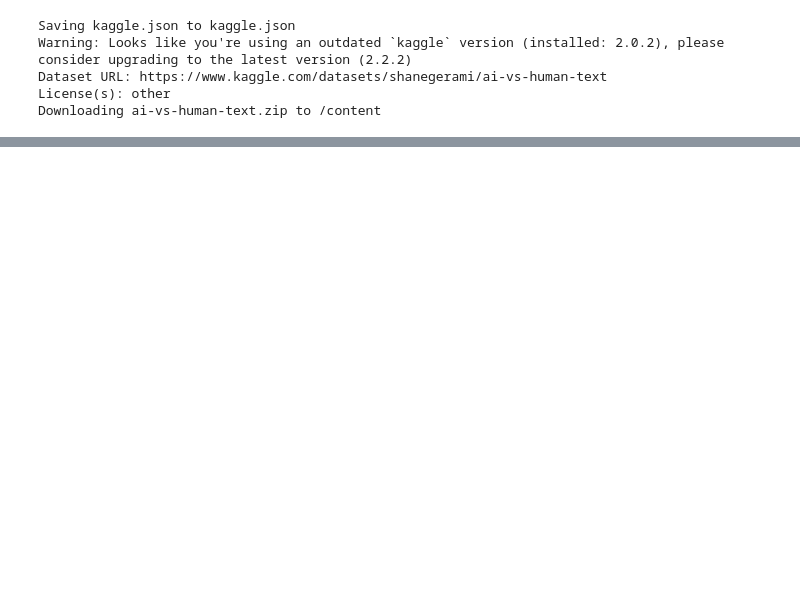
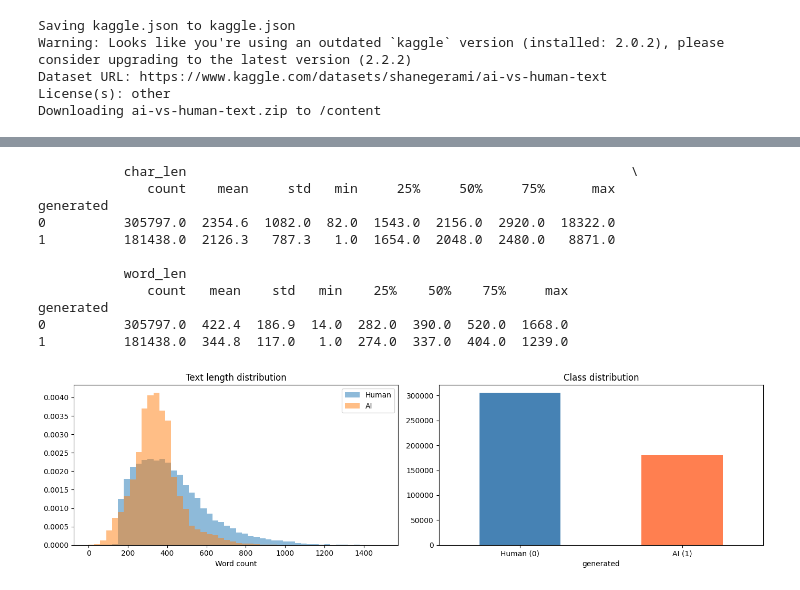
Before and after one commit to aditi2-bsa/SEA800-AI-Text-Detection, a Jupyter notebook: notebooks/01_eda.ipynb, the cells around one changed output, grey strips where cells are left out. Drawn from its saved outputs; the diff is of its cells as text; code cells hidden in the pictures; blank space fills up the shorter version.

Commit message:
Complete EDA: length analysis, quality filters, vocabulary comparision.

```diff
--- a/notebooks/01_eda.ipynb
+++ b/notebooks/01_eda.ipynb
@@ -18,13 +32,10 @@ Downloading ai-vs-human-text.zip to /content
 import pandas as pd
 
 df = pd.read_csv("AI_Human.csv")
+df['generated'] = df['generated'].astype('int8')  # downcast label: saves memory, cleaner 0/1 labels
 print("Shape:", df.shape)
-print("\nColumns:", df.columns.tolist())
 print("\nClass distribution:")
 print(df['generated'].value_counts())
-print("\nMissing values:")
-print(df.isnull().sum())
-
 df.head()
 # %% [output]
 Shape: (487235, 2)
@@ -49,0 +71,33 @@ dtype: int64
+# %%
+import matplotlib.pyplot as plt
+
+# str.count used instead of str.split to avoid RAM spike on full 487k dataset
+df['char_len'] = df['text'].str.len()
+df['word_len'] = df['text'].str.count(r'\s+') + 1
+
+print(df.groupby('generated')[['char_len', 'word_len']].describe().round(1))
+
+fig, ax = plt.subplots(1, 2, figsize=(14, 4))
+for label, name in [(0, 'Human'), (1, 'AI')]:
+    subset = df[df['generated'] == label]['word_len']
+    ax[0].hist(subset, bins=50, range=(0, 1500), alpha=0.5, label=name, density=True)
+ax[0].set_xlabel('Word count'); ax[0].set_title('Text length distribution'); ax[0].legend()
+
+df['generated'].value_counts().plot(kind='bar', ax=ax[1], color=['steelblue', 'coral'])
+ax[1].set_xticklabels(['Human (0)', 'AI (1)'], rotation=0)
+ax[1].set_title('Class distribution')
+plt.tight_layout(); plt.savefig('eda_length_class.png', dpi=150)
+plt.show()
+# %% [output]
+           char_len                                                         \
+              count    mean     std   min     25%     50%     75%      max
+generated
+0          305797.0  2354.6  1082.0  82.0  1543.0  2156.0  2920.0  18322.0
+1          181438.0  2126.3   787.3   1.0  1654.0  2048.0  2480.0   8871.0
+
+           word_len
+              count   mean    std   min    25%    50%    75%     max
+generated
+0          305797.0  422.4  186.9  14.0  282.0  390.0  520.0  1668.0
+1          181438.0  344.8  117.0   1.0  274.0  337.0  404.0  1239.0
+[figure, added]
```
Also changed, not shown: parts of 10 cells of this notebook.
